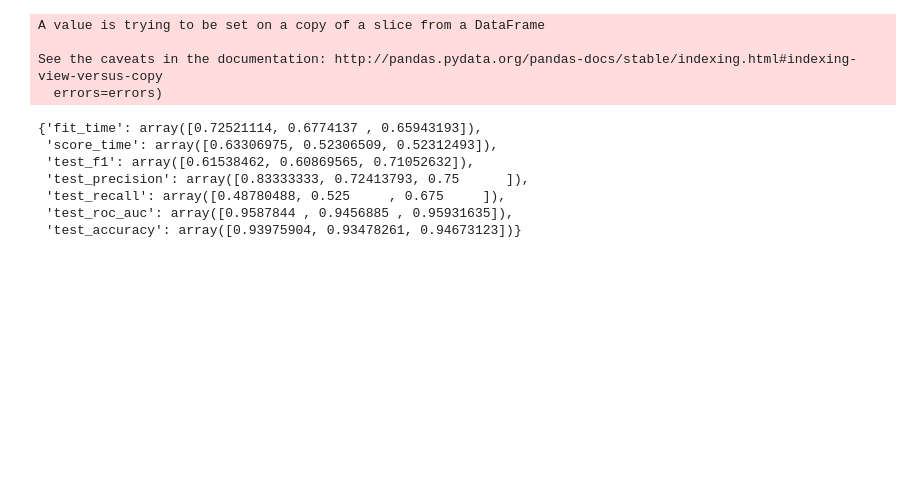
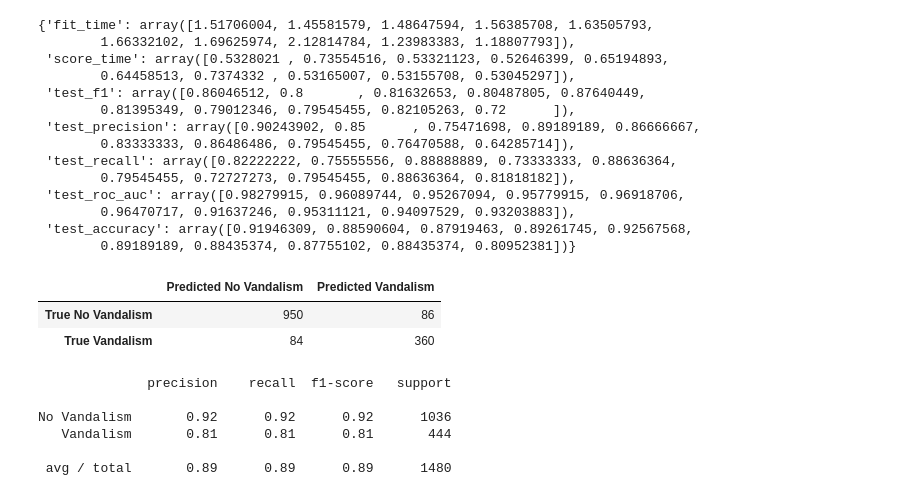
Before and after one commit to HPI-Information-Systems/wikipediatablevandalism, a Jupyter notebook: vandalism-classifier/notebook/single_label_classifier_evaluation.ipynb, the cells around one changed output. Cells and saved outputs as stored; diff of their text form; code cells hidden in the pictures; blank space fills up the shorter version.

```diff
--- a/vandalism-classifier/notebook/single_label_classifier_evaluation.ipynb
+++ b/vandalism-classifier/notebook/single_label_classifier_evaluation.ipynb
@@ -12,20 +15,22 @@ from preprocessing.tags import Tags
 # %%
 features = '../data/features-total-80c4772.csv'
-preprocessor = Preprocessor(features, [Tags.BLANKING], BASELINE_FEATURE_COLUMNS)
+preprocessor = Preprocessor(features, [Tags.BLANKING], BASELINE_FEATURE_COLUMNS, vandalism_sample_rate=0.3)
 output = preprocessor.run()
 clf = SingleLabelClassifier(output, 300)
-# %% [output]
-A value is trying to be set on a copy of a slice from a DataFrame
-
-See the caveats in the documentation: http://pandas.pydata.org/pandas-docs/stable/indexing.html#indexing-view-versus-copy
-  errors=errors)
 # %%
-clf.train()
+clf.cross_validate()
 # %% [output]
-{'fit_time': array([0.72521114, 0.6774137 , 0.65943193]),
- 'score_time': array([0.63306975, 0.52306509, 0.52312493]),
- 'test_f1': array([0.61538462, 0.60869565, 0.71052632]),
- 'test_precision': array([0.83333333, 0.72413793, 0.75      ]),
- 'test_recall': array([0.48780488, 0.525     , 0.675     ]),
- 'test_roc_auc': array([0.9587844 , 0.9456885 , 0.95931635]),
- 'test_accuracy': array([0.93975904, 0.93478261, 0.94673123])}
+{'fit_time': array([1.51706004, 1.45581579, 1.48647594, 1.56385708, 1.63505793,
+        1.66332102, 1.69625974, 2.12814784, 1.23983383, 1.18807793]),
+ 'score_time': array([0.5328021 , 0.73554516, 0.53321123, 0.52646399, 0.65194893,
+        0.64458513, 0.7374332 , 0.53165007, 0.53155708, 0.53045297]),
+ 'test_f1': array([0.86046512, 0.8       , 0.81632653, 0.80487805, 0.87640449,
+        0.81395349, 0.79012346, 0.79545455, 0.82105263, 0.72      ]),
+ 'test_precision': array([0.90243902, 0.85      , 0.75471698, 0.89189189, 0.86666667,
+        0.83333333, 0.86486486, 0.79545455, 0.76470588, 0.64285714]),
+ 'test_recall': array([0.82222222, 0.75555556, 0.88888889, 0.73333333, 0.88636364,
+        0.79545455, 0.72727273, 0.79545455, 0.88636364, 0.81818182]),
+ 'test_roc_auc': array([0.98279915, 0.96089744, 0.95267094, 0.95779915, 0.96918706,
+        0.96470717, 0.91637246, 0.95311121, 0.94097529, 0.93203883]),
+ 'test_accuracy': array([0.91946309, 0.88590604, 0.87919463, 0.89261745, 0.92567568,
+        0.89189189, 0.88435374, 0.87755102, 0.88435374, 0.80952381])}
@@ -33,0 +40,17 @@ y_predict = clf.test()
+# %%
+# Evaluate model parameters: Confusion matrix
+create_confusion_matrix(y, y_predict)
+# %% [output]
+|  | Predicted No Vandalism | Predicted Vandalism |
+| True No Vandalism | 950 | 86 |
+| True Vandalism | 84 | 360 |
+# %%
+# Evaluate model parameters: Classification report
+print(create_classification_report(y, y_predict))
+# %% [output]
+              precision    recall  f1-score   support
+
+No Vandalism       0.92      0.92      0.92      1036
+   Vandalism       0.81      0.81      0.81       444
+
+ avg / total       0.89      0.89      0.89      1480
```
Also changed, not shown: parts of 7 cells of this notebook, 6 other files.
